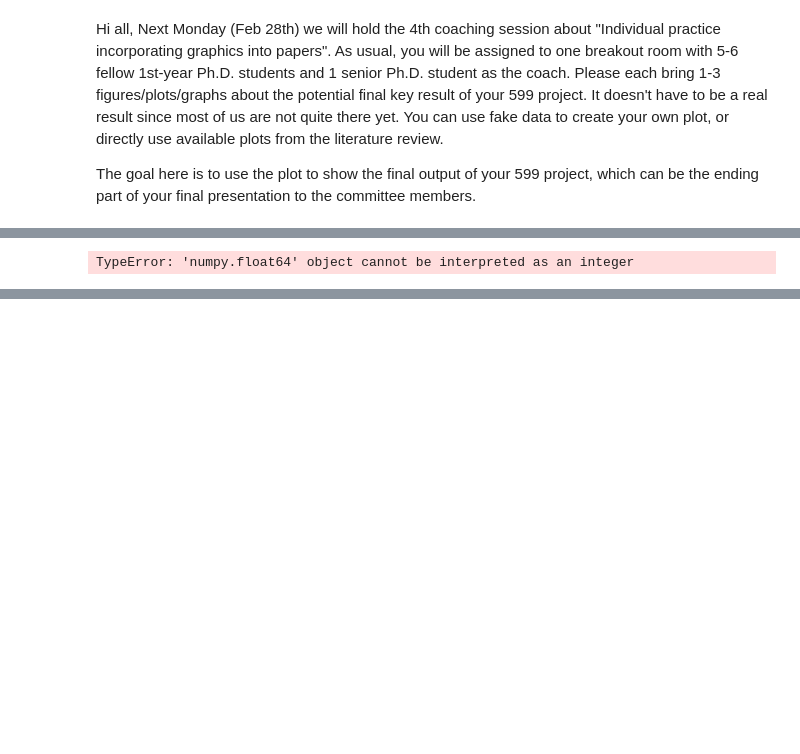
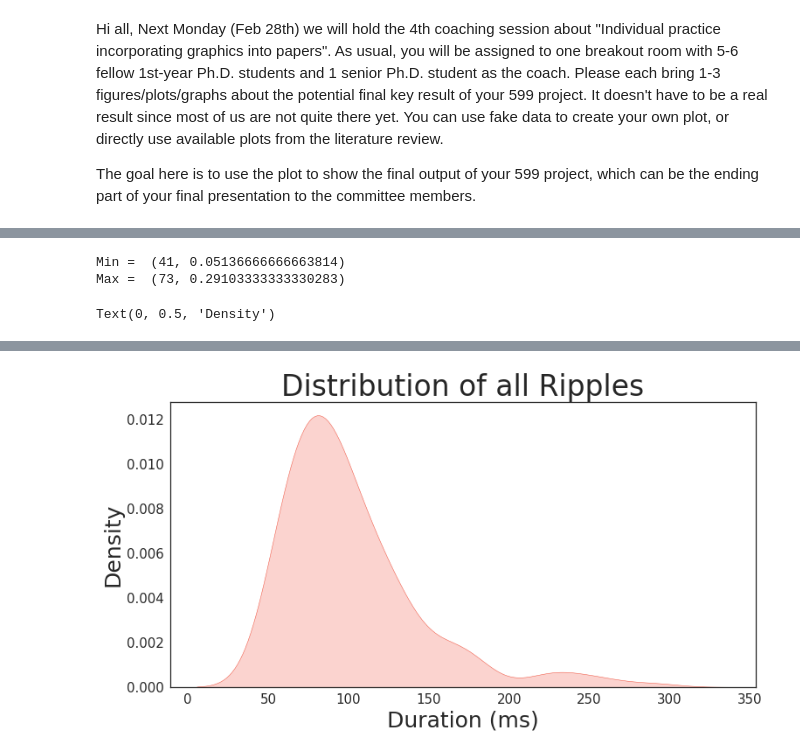
Before and after one commit to kaylav/klabcode, a Jupyter notebook: 599 Figure Feb 28.ipynb, the cells around one changed output, grey strips where cells are left out. Saved outputs shown, nothing was run; the diff lists cells and outputs as text; code cells hidden in the pictures; blank space fills up the shorter version.

```diff
--- a/599 Figure Feb 28.ipynb
+++ b/599 Figure Feb 28.ipynb
@@ -56,7 +66,7 @@ asa = nel.AnalogSignalArray(ch1,timestamps=timestamps,fs=3000)
 
 def extract_ripples(asa):
     eeg = nel.filtering.sosfiltfilt(asa, fl=150, fh=250)
-    env = nel.utils.signal_envelope1D(eeg, sigma=0.004)
+    env = nel.utils.signal_envelope_1d(eeg, sigma=0.004)
     bounds, _, _ = nel.utils.get_events_boundaries(env.data,
     PrimaryThreshold=env.mean() + 3*env.std(),
     SecondaryThreshold=env.mean(),
@@ -64,9 +74,36 @@ def extract_ripples(asa):
     minLength=0.05,
     ds=1/env.fs)
     timebounds = env.time[bounds]
-    timesbounds[:, 1] += 1/env.fs
+    timebounds[:, 1] += 1/env.fs
     return nel.EpochArray(timebounds)
 
-# extract_ripples(asa)
+# ripple_epochs = extract_ripples(asa1)
+
+ripple_epochs26 = extract_ripples(asa26)
-# %% [output]
-TypeError: 'numpy.float64' object cannot be interpreted as an integer
+# %%
+# Min and Max Ripple Windows
+
+mn = np.argmin(ripple_epochs.lengths),ripple_epochs.lengths[np.argmin(ripple_epochs.lengths)]
+print("Min = ", mn)
+
+mx = np.argmax(ripple_epochs.lengths),ripple_epochs.lengths[np.argmax(ripple_epochs.lengths)]
+print("Max = ", mx)
+# %% [output]
+Min =  (41, 0.05136666666663814)
+Max =  (73, 0.29103333333330283)
+# %%
+# Distribution of All Ripples
+import seaborn as sns
+
+npl.setup()
+npl.set_palette(npl.colors.cows)
+npl.setup(font='Universalis ADF Std', font_scale=2, style='white',\
+         rc=({'figure.figsize': (12, 6), 'font.size': 18, 'axes.labelsize': 25, \
+             'axes.titlesize':33, 'legend.fontsize': 20, 'ytick.labelsize': 15, 'xtick.labelsize': 15}))
+
+ax = sns.distplot(ripple_epochs.lengths*1000,color=npl.colors.sweet.red,kde=True,hist=False,kde_kws = {'shade': True, 'linewidth': 0.5},label='All ripples')
+ax.set_title("Distribution of all Ripples")
+ax.set_xlabel("Duration (ms)")
+ax.set_ylabel("Density")
+# %% [output]
+Text(0, 0.5, 'Density')
@@ -72,0 +111 @@ TypeError: 'numpy.float64' object cannot be interpreted as an integer
+[figure, added]
```
Also changed, not shown: parts of 8 cells of this notebook.
